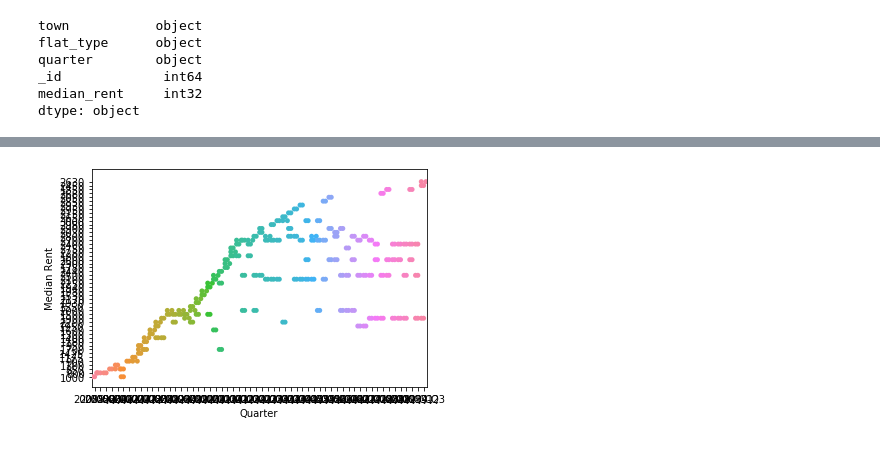
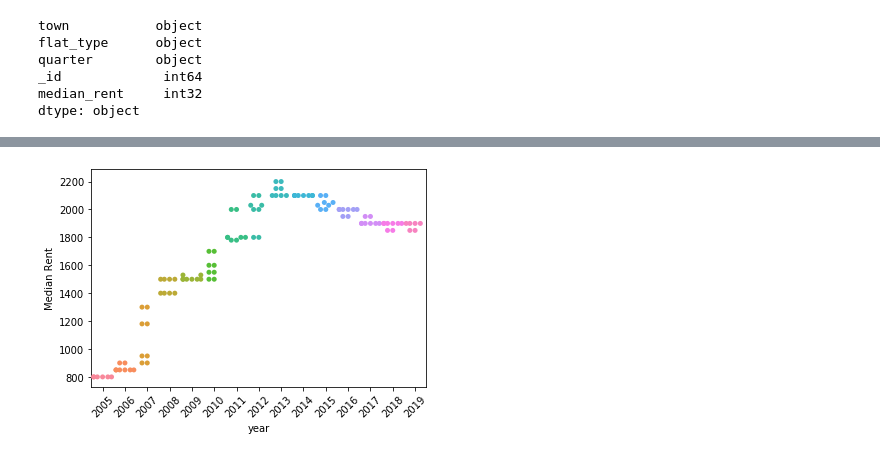
Before and after one commit to mingyyy/HDB_Rental, a Jupyter notebook: Main.ipynb, the cells around one changed output, grey strips where cells are left out. Drawn from its saved outputs; the diff is of its cells as text; code cells hidden in the pictures.

Commit message:
Adding median_rent per flat type by year plot for each town in singapore; with comments

```diff
--- a/Main.ipynb
+++ b/Main.ipynb
@@ -87,0 +103,5 @@ Name: flat_type, dtype: int64
+# %%
+df["median_rent"] = pd.to_numeric(df["median_rent"])
+# %%
+df['year'] = df.quarter.str[:4]
+df['year'] = pd.to_numeric(df['year'])
@@ -93,13 +123,15 @@ df_kallang_5rm = df_kallang[df.flat_type=='5-RM']
 # %%
 import seaborn as sns
 import matplotlib.pyplot as plt
 # Create bee swarm plot with Seaborn's default settings
-_ = sns.swarmplot(x='quarter', y='median_rent', data=df_kallang_4)
+_ = sns.swarmplot(x='year', y='median_rent', data=df_kallang_3rm)
 
 # Label the axes
-_ = plt.xlabel('Quarter')
+_ = plt.xlabel('year')
 _ = plt.ylabel('Median Rent')
+
+_ = plt.xticks(rotation=45)
 # Show the plot
 plt.show()
 # %% [output]
-[figure, old version]
+[figure, new version]
```
Also changed, not shown: parts of 9 cells of this notebook.
